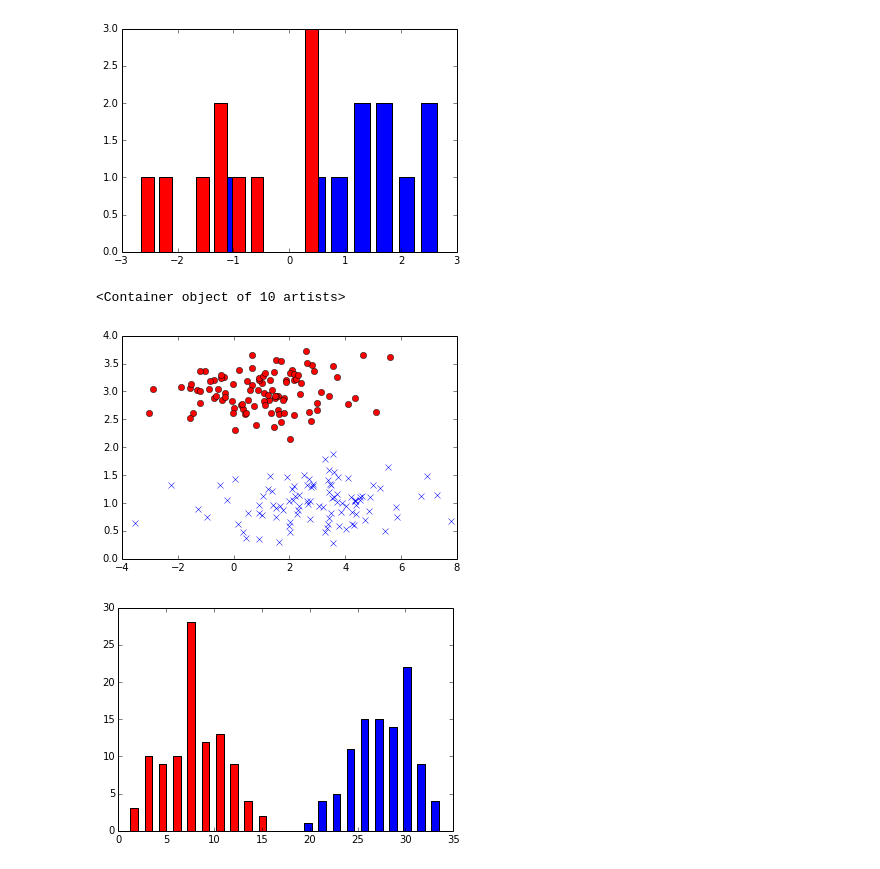
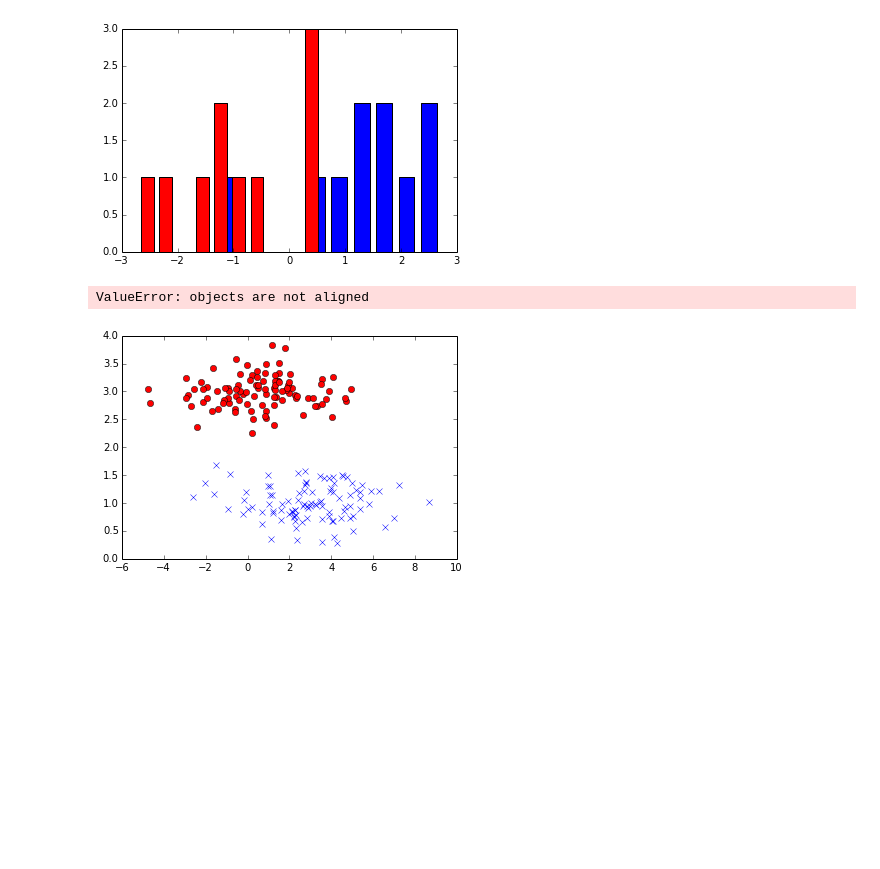
Before and after one commit to chuzui/algorithm, a Jupyter notebook: python/notebook/PatternClassification.ipynb, the cells around one changed output. Cells and saved outputs as stored; diff of their text form; code cells hidden in the pictures; blank space fills up the shorter version.

```diff
--- a/python/notebook/PatternClassification.ipynb
+++ b/python/notebook/PatternClassification.ipynb
@@ -222,34 +222,30 @@ plt.bar(center, hist, align='center', width=width, color = 'r')
 <Container object of 10 artists>
 [figure]
 # %%
+
 from scipy import stats
 mu1 = np.array([1,3])
 mu2 = np.array([3,1])
 sigma = np.array([[4, 0.01],[0.01, 0.1]])
 x1 = stats.multivariate_normal.rvs(mean=mu1, cov = sigma, size=100)
 x2 = stats.multivariate_normal.rvs(mean=mu2, cov = sigma, size=100)
 plt.plot(x1[:,0], x1[:,1], 'o', color='r')
 plt.plot(x2[:,0], x2[:,1], 'x', color='b')
+ytrain = r_[ones((100,1)), ones((100,1))*2]
+xtrain = r_[x1, x2]
 
-
-m0 = mean(x1,0)
-m1 = mean(x2,0)
-s0 = cov(x1.T, bias=1)
-s1 = cov(x2.T, bias=1)
-sw = s0 + s1
-w = linalg.inv(sw).dot(m0 - m1)
+w,z = fisherLdaFit.fisherLdaFit(xtrain, ytrain)
 
 fw1 = dot(x1, w)
 fw2 = dot(x2, w)
 plt.figure()
 hist, bins = np.histogram(fw1)
 center = (bins[:-1] + bins[1:]) / 2
 plt.bar(center, hist, align='center')
 
 hist, bins = np.histogram(fw2)
 center = (bins[:-1] + bins[1:]) / 2
 plt.bar(center, hist, align='center', color = 'r')
 # %% [output]
-<Container object of 10 artists>
+ValueError: objects are not aligned
-[figure, old version]
+[figure, new version]
-[figure, removed]
```
Also changed, not shown: 2 other files.
